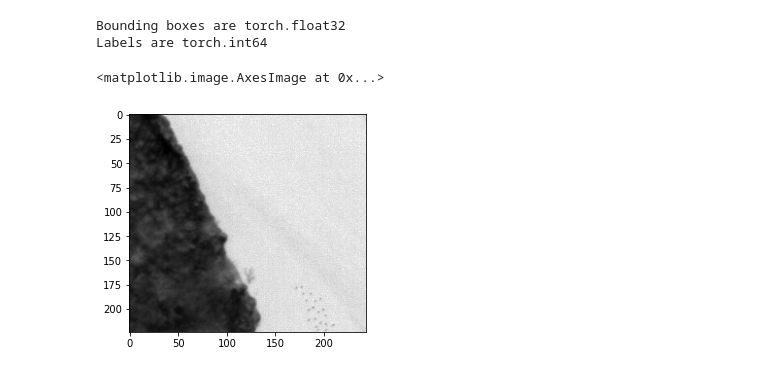
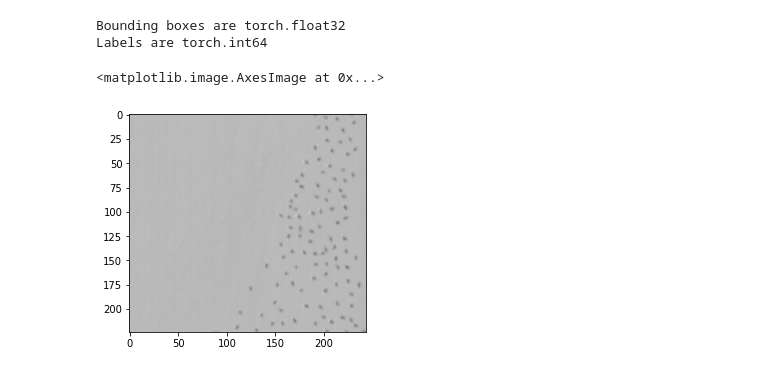
Before and after one commit to emiliolr/counting-cranes, a Jupyter notebook: miscellaneous/tests.ipynb, the cells around one changed output. Cells and saved outputs as stored; diff of their text form; code cells hidden in the pictures.

```diff
--- a/miscellaneous/tests.ipynb
+++ b/miscellaneous/tests.ipynb
@@ -75,13 +63,13 @@ Bounding boxes are torch.float32
 Labels are torch.int64
 # %%
 #Looking at images w/in the batch
-index = 12
+index = 17
 np_img = images[index].numpy()
 np_img = np.moveaxis(np_img, 0, -1)
 plt.imshow(np_img)
 # %% [output]
 <matplotlib.image.AxesImage at 0x...>
-[figure, old version]
+[figure, new version]
 # %%
 #Checking the target dictionaries
 print(f'{len(targets[index]["boxes"])} birds in tile {index}')
```
Also changed, not shown: parts of 7 cells of this notebook, 3 other files.
